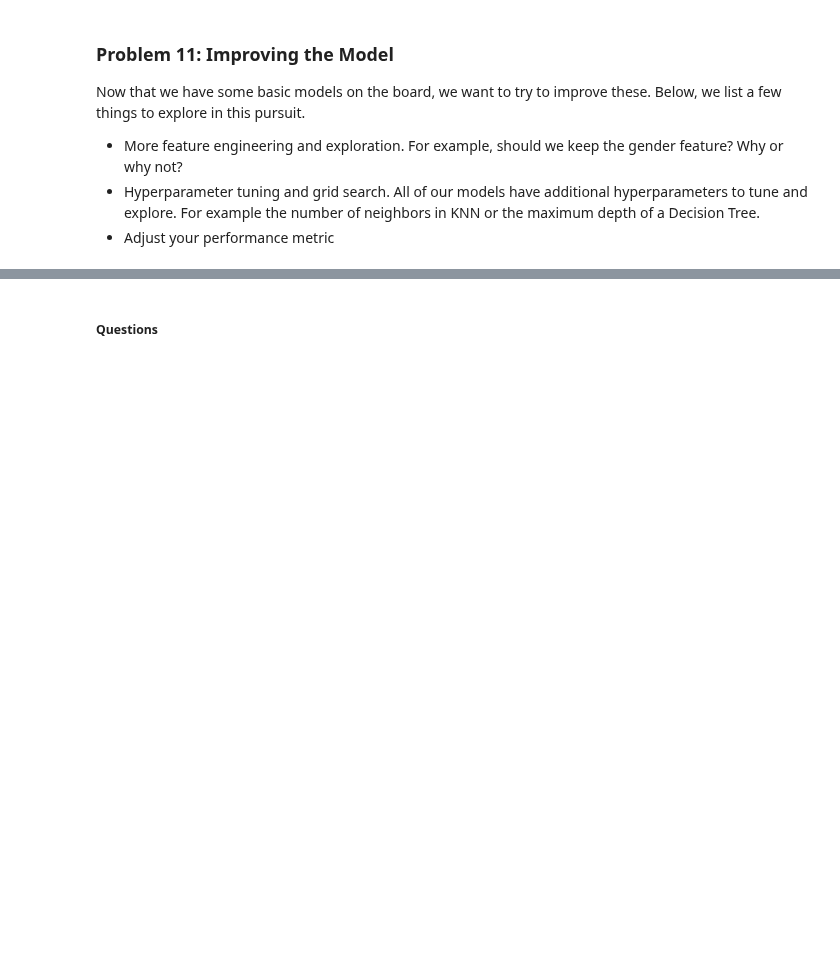
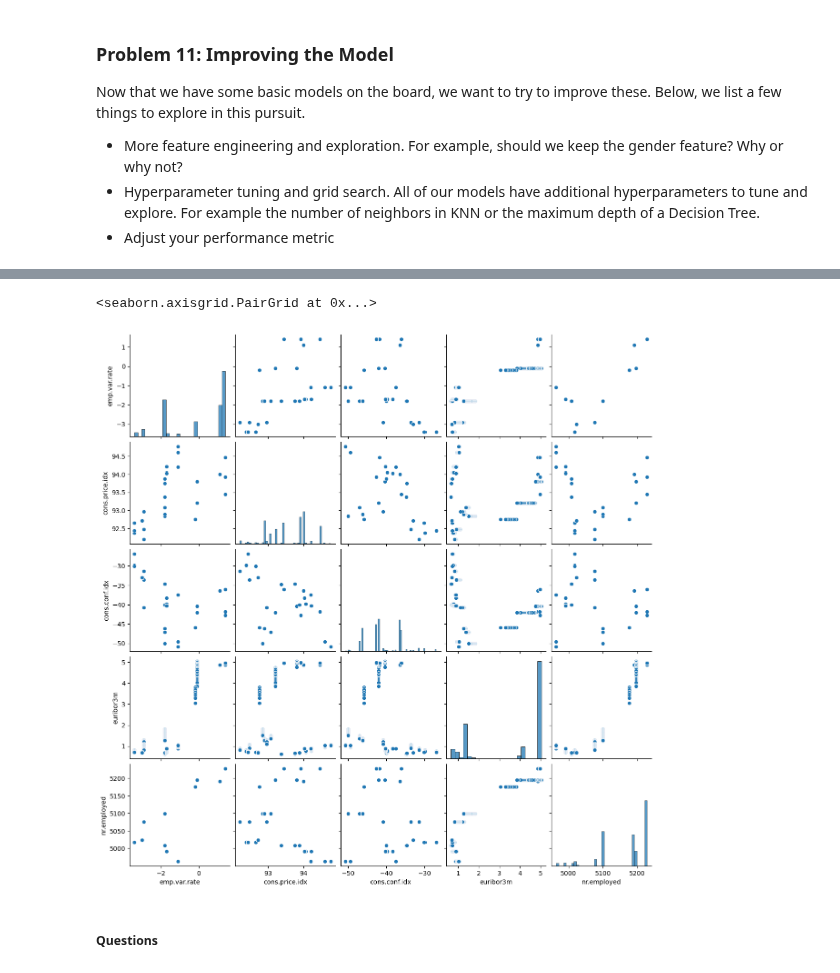
Before and after one commit to Raesu/pcmlai, a Jupyter notebook: Module 17/bank/prompt_III.ipynb, the cells around one changed output, grey strips where cells are left out. Cells and saved outputs as stored; diff of their text form; code cells hidden in the pictures; blank space fills up the shorter version.

```diff
--- a/Module 17/bank/prompt_III.ipynb
+++ b/Module 17/bank/prompt_III.ipynb
@@ -245,0 +299,6 @@ Now that we have some basic models on the board, we want to try to improve these
+# %%
+# The remaining numeric columns look to have greater variation
+sns.pairplot(df.select_dtypes('number').iloc[:, 5:])
+# %% [output]
+<seaborn.axisgrid.PairGrid at 0x...>
+[figure, added]
```
Also changed, not shown: parts of 15 cells of this notebook.
